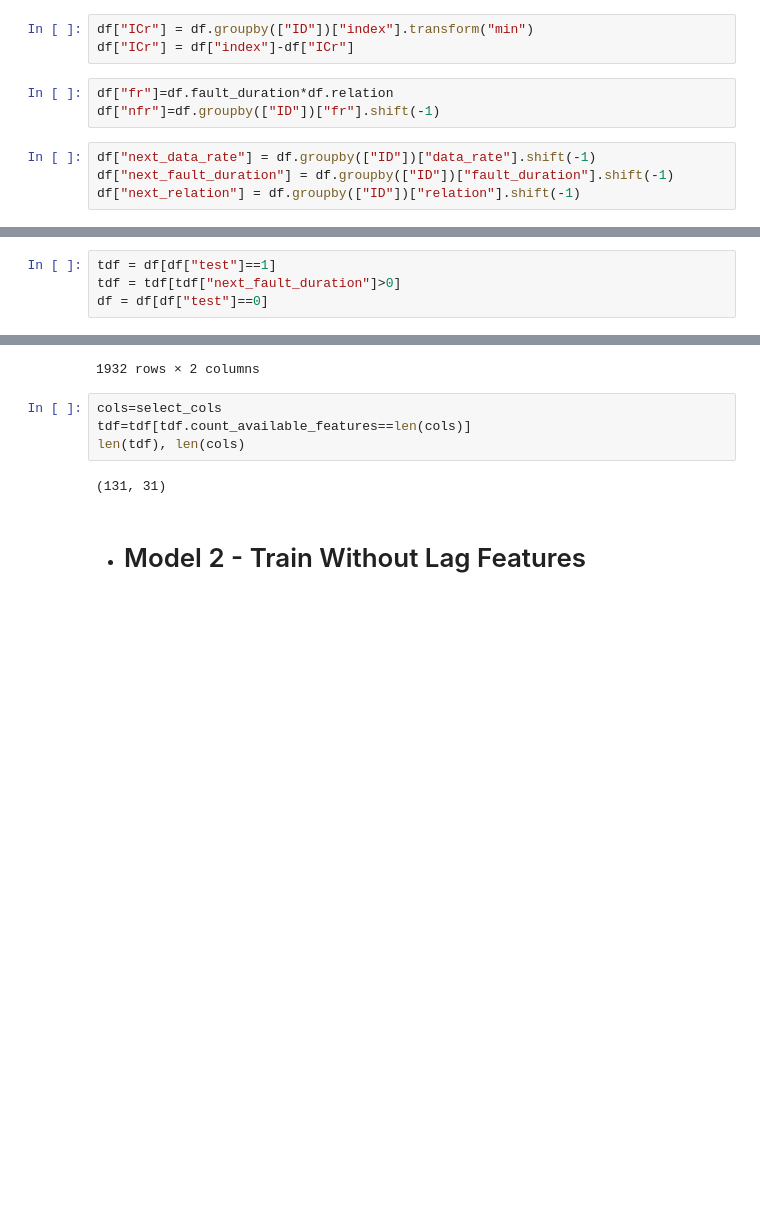
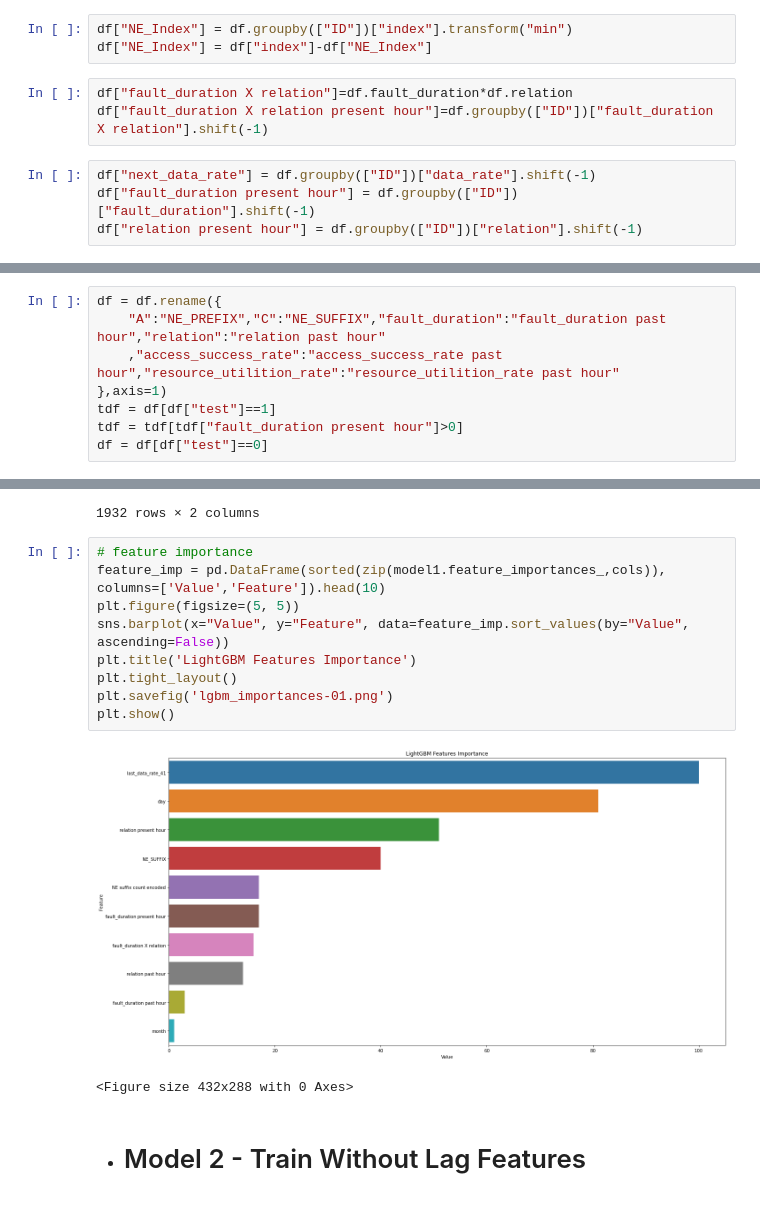
Before and after one commit to ITU-AI-ML-in-5G-Challenge/Fault-Analysis, a Jupyter notebook: model.ipynb, the cells around one changed output, grey strips where cells are left out. Cells and saved outputs as stored; diff of their text form; blank space fills up the shorter version.

```diff
--- a/model.ipynb
+++ b/model.ipynb
@@ -56,13 +92,13 @@ df["CC"] = df.groupby(["C"])["C"].transform("count")
 # %%
-df["ICr"] = df.groupby(["ID"])["index"].transform("min")
-df["ICr"] = df["index"]-df["ICr"]
+df["NE_Index"] = df.groupby(["ID"])["index"].transform("min")
+df["NE_Index"] = df["index"]-df["NE_Index"]
 # %%
-df["fr"]=df.fault_duration*df.relation
-df["nfr"]=df.groupby(["ID"])["fr"].shift(-1)
+df["fault_duration X relation"]=df.fault_duration*df.relation
+df["fault_duration X relation present hour"]=df.groupby(["ID"])["fault_duration X relation"].shift(-1)
 # %%
 df["next_data_rate"] = df.groupby(["ID"])["data_rate"].shift(-1)
-df["next_fault_duration"] = df.groupby(["ID"])["fault_duration"].shift(-1)
-df["next_relation"] = df.groupby(["ID"])["relation"].shift(-1)
+df["fault_duration present hour"] = df.groupby(["ID"])["fault_duration"].shift(-1)
+df["relation present hour"] = df.groupby(["ID"])["relation"].shift(-1)
 # %%
 # Extract Lag Features
 for i in range(1,43,1):
@@ -72,8 +108,12 @@ for i in range(1,43,1):
         if i > 1:
             df[f"last_{col}_{i}_vs_{i-1}"] = (df[f"last_{col}_{i}"]+0.1)/(df[f"last_{col}_{i-1}"]+0.1)
 # %%
+df = df.rename({
+    "A":"NE_PREFIX","C":"NE_SUFFIX","fault_duration":"fault_duration past hour","relation":"relation past hour"
+    ,"access_success_rate":"access_success_rate past hour","resource_utilition_rate":"resource_utilition_rate past hour"
+},axis=1)
 tdf = df[df["test"]==1]
-tdf = tdf[tdf["next_fault_duration"]>0]
+tdf = tdf[tdf["fault_duration present hour"]>0]
 df = df[df["test"]==0]
 # %%
 df["class"] = (df["data_rate"]>df["next_data_rate"]).astype("int")
@@ -135,11 +175,17 @@ See the caveats in the documentation: https://pandas.pydata.org/pandas-docs/stab
 | 174824 | B0122-45_2 | 1 |
 | 175148 | B0122-45_3 | 1 |
 1932 rows × 2 columns
-# %%
-cols=select_cols
-tdf=tdf[tdf.count_available_features==len(cols)]
-len(tdf), len(cols)
-# %% [output]
-(131, 31)
+# %%
+# feature importance
+feature_imp = pd.DataFrame(sorted(zip(model1.feature_importances_,cols)), columns=['Value','Feature']).head(10)
+plt.figure(figsize=(5, 5))
+sns.barplot(x="Value", y="Feature", data=feature_imp.sort_values(by="Value", ascending=False))
+plt.title('LightGBM Features Importance')
+plt.tight_layout()
+plt.savefig('lgbm_importances-01.png')
+plt.show()
+# %% [output]
+[figure, added]
+<Figure size 432x288 with 0 Axes>
 # %% [markdown]
 - # Model 2 - Train Without Lag Features
```
Also changed, not shown: parts of 8 cells of this notebook, 4 other files.
